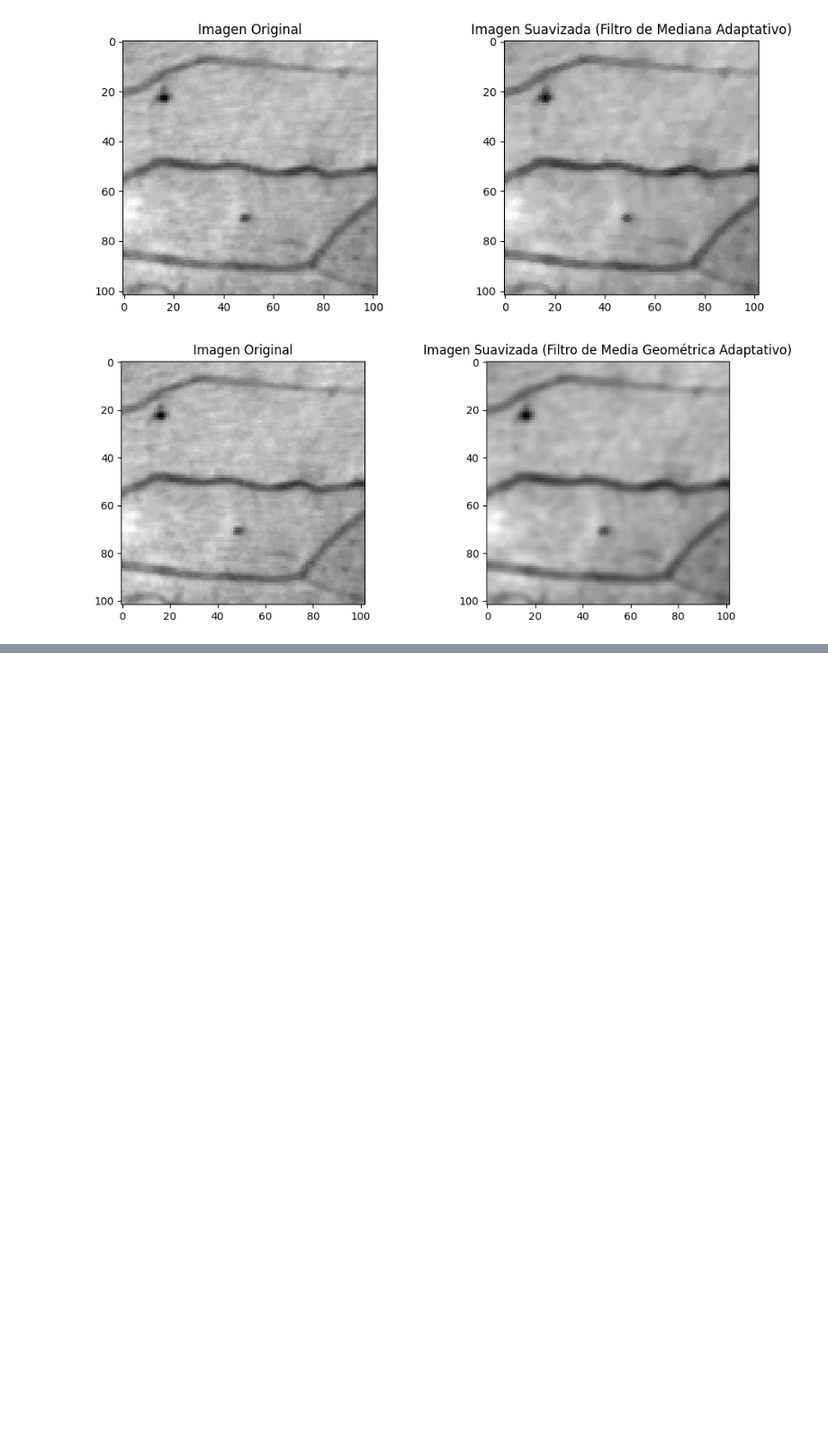
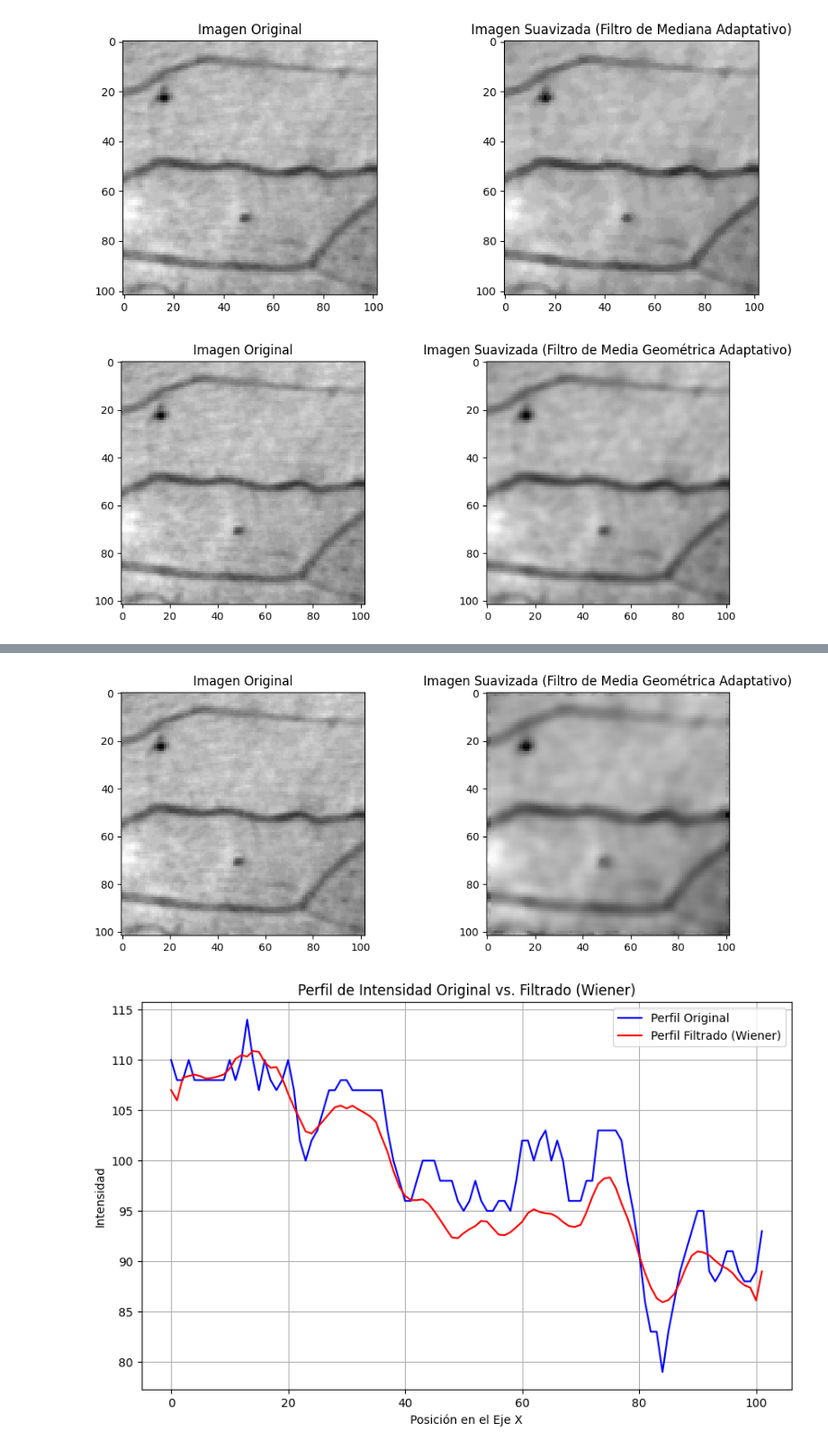
Before and after one commit to JuanZapa7a/Hello-world, a Jupyter notebook: Mejora_de_la_Imagen.ipynb, the cells around one changed output, grey strips where cells are left out. Shown at 90% size. Saved outputs shown, nothing was run; the diff lists cells and outputs as text; code cells hidden in the pictures; blank space fills up the shorter version.

```diff
--- a/Mejora_de_la_Imagen.ipynb
+++ b/Mejora_de_la_Imagen.ipynb
@@ -513,0 +581,59 @@ plt.show()
+# %%
+import matplotlib.pyplot as plt
+from skimage import data
+from scipy import signal
+import numpy as np
+
+# Cargar la imagen "microaneurysms" de scikit-image en escala de grises
+imagen = data.microaneurysms()
+
+# Simular ruido en la imagen original (ajusta el nivel de ruido según sea necesario)
+nivel_de_ruido = 0.1
+imagen_ruidosa = imagen + nivel_de_ruido * np.random.normal(size=imagen.shape)
+
+# Definir el kernel de Wiener (ajusta los parámetros según sea necesario)
+kernel_wiener = np.ones((5, 5)) / 25  # Kernel de filtro de media para Wiener
+
+# Aplicar el filtro de Wiener a la imagen ruidosa
+imagen_filtrada_wiener = signal.wiener(imagen_ruidosa, mysize=5)
+
+# Mostrar las imágenes original y suavizada
+plt.figure(figsize=(10, 4))
+plt.subplot(121)
+plt.title("Imagen Original")
+plt.imshow(imagen, cmap='gray')
+
+plt.subplot(122)
+plt.title("Imagen Suavizada (Filtro de Media Geométrica Adaptativo)")
+plt.imshow(imagen_filtrada_wiener, cmap='gray')
+
+plt.tight_layout()
+plt.show()
+
+# Obtener las dimensiones de la imagen
+alto, ancho = imagen_original.shape
+
+# Generar una posición aleatoria para el perfil
+posicion_x = np.random.randint(0, ancho)
+posicion_y = np.random.randint(0, alto)
+
+# Extraer el perfil de intensidad en la posición seleccionada
+perfil_original = imagen_original[posicion_y, :]
+perfil_filtrado_wiener = imagen_filtrada_wiener[posicion_y, :]
+
+# Crear el vector de coordenadas para el perfil
+coordenadas_x = np.arange(ancho)
+
+# Dibujar los perfiles originales y filtrados en el mismo gráfico
+plt.figure(figsize=(10, 6))
+plt.plot(coordenadas_x, perfil_original, label="Perfil Original", color='b')
+plt.plot(coordenadas_x, perfil_filtrado_wiener, label="Perfil Filtrado (Wiener)", color='r')
+plt.xlabel("Posición en el Eje X")
+plt.ylabel("Intensidad")
+plt.title("Perfil de Intensidad Original vs. Filtrado (Wiener)")
+plt.legend()
+plt.grid(True)
+plt.show()
+# %% [output]
+[figure, added]
+[figure, added]
```
Also changed, not shown: parts of 5 cells of this notebook.
